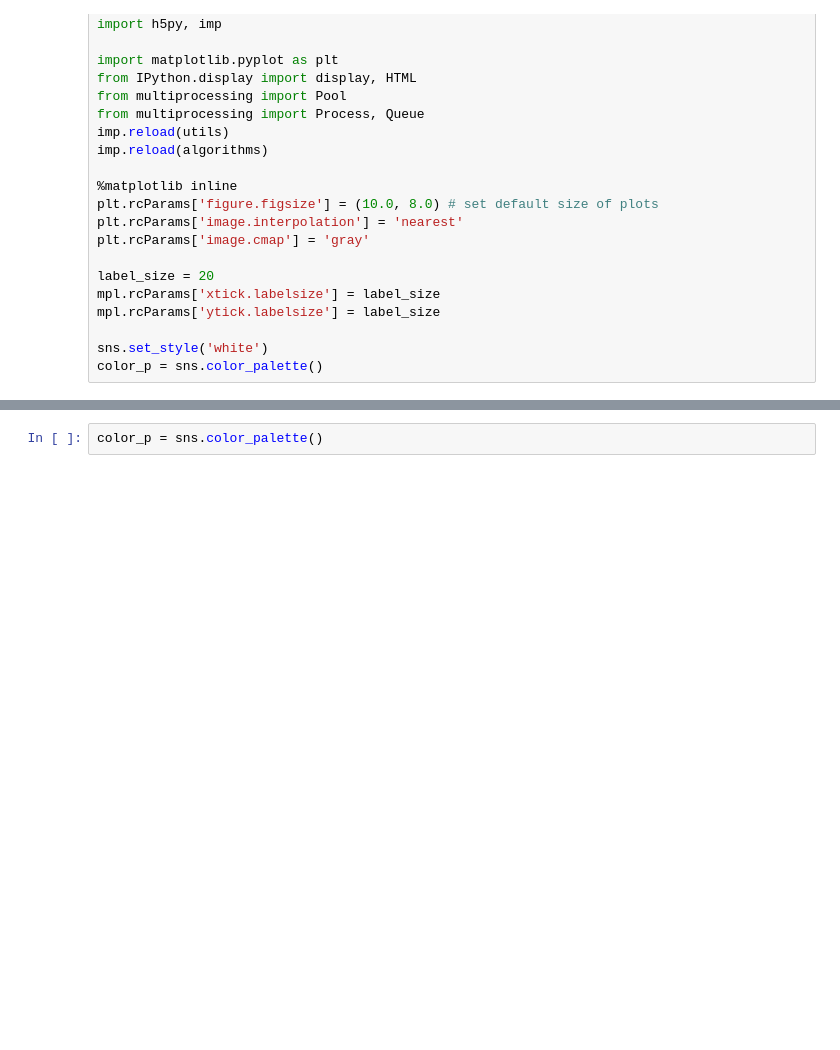
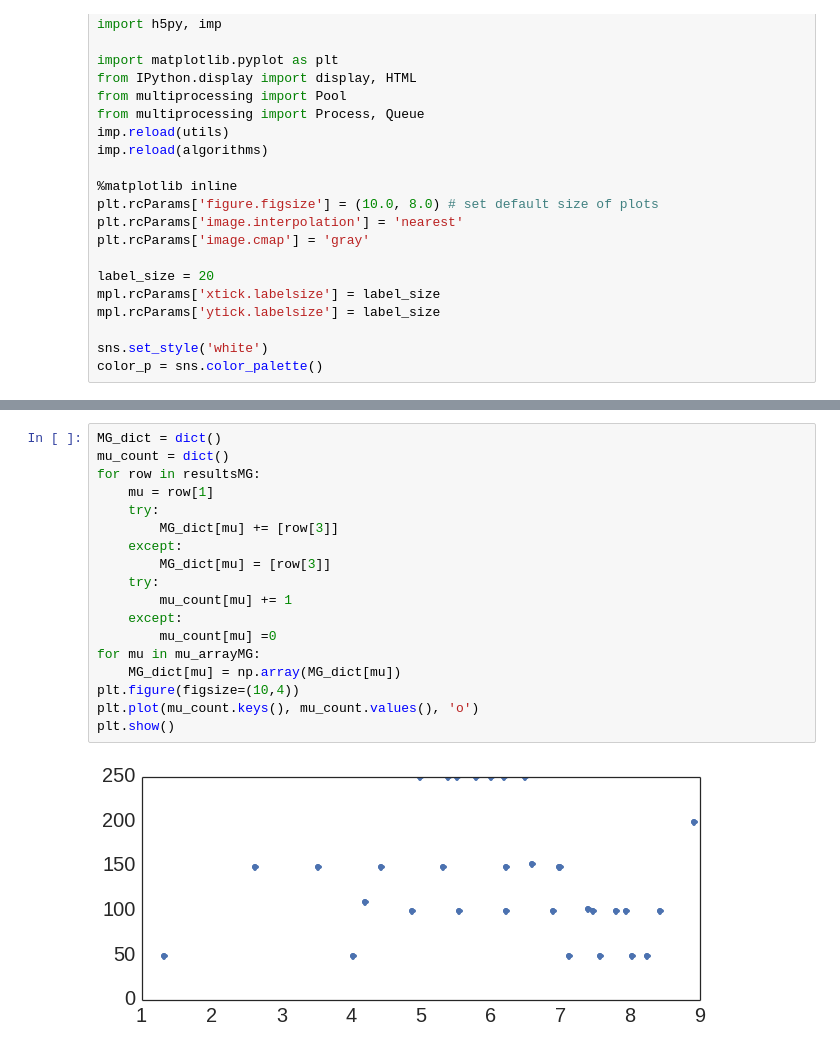
Before and after one commit to bagavi/HiC_LP, a Jupyter notebook: Simulations/Simulation Figures.ipynb, the cells around one changed output, grey strips where cells are left out. Saved outputs shown, nothing was run; the diff lists cells and outputs as text; blank space fills up the shorter version.

```diff
--- a/Simulations/Simulation Figures.ipynb
+++ b/Simulations/Simulation Figures.ipynb
@@ -103,4 +121,22 @@ plt.show()
-# %%
-color_p = sns.color_palette()
+# %%
+MG_dict = dict()
+mu_count = dict()
+for row in resultsMG:
+    mu = row[1]
+    try:
+        MG_dict[mu] += [row[3]]
+    except:
+        MG_dict[mu] = [row[3]]
+    try:
+        mu_count[mu] += 1
+    except:
+        mu_count[mu] =0
+for mu in mu_arrayMG:
+    MG_dict[mu] = np.array(MG_dict[mu])
+plt.figure(figsize=(10,4))
+plt.plot(mu_count.keys(), mu_count.values(), 'o')
+plt.show()
+# %% [output]
+[figure, added]
 # %%
 
```
Also changed, not shown: parts of 7 cells of this notebook, 15 other files.
